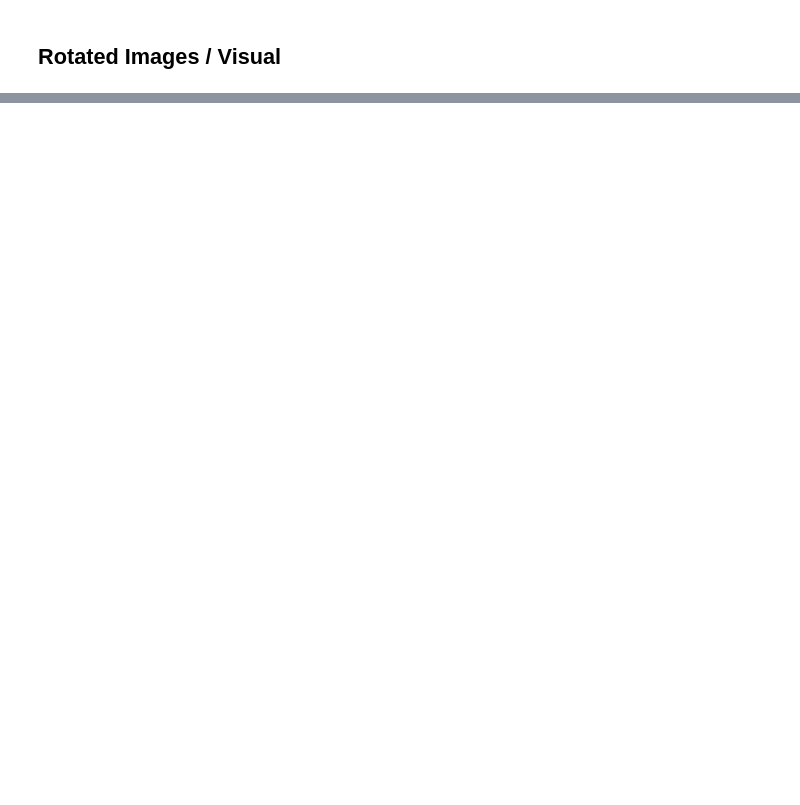
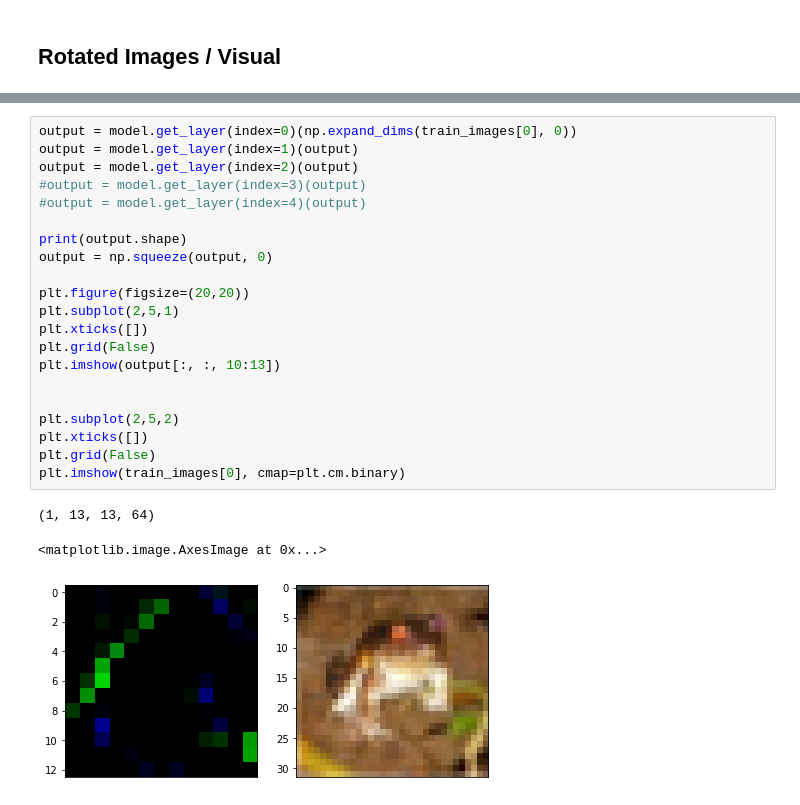
Before and after one commit to Kenn96/P6, a Jupyter notebook: simple_cnn - polar.ipynb, the cells around one changed output, grey strips where cells are left out. Drawn from its saved outputs; the diff is of its cells as text; blank space fills up the shorter version.

```diff
--- a/simple_cnn - polar.ipynb
+++ b/simple_cnn - polar.ipynb
@@ -155,0 +156,25 @@ rotate.close()
+# %%
+output = model.get_layer(index=0)(np.expand_dims(train_images[0], 0))
+output = model.get_layer(index=1)(output)
+output = model.get_layer(index=2)(output)
+#output = model.get_layer(index=3)(output)
+#output = model.get_layer(index=4)(output)
+
+print(output.shape)
+output = np.squeeze(output, 0)
+
+plt.figure(figsize=(20,20))
+plt.subplot(2,5,1)
+plt.xticks([])
+plt.grid(False)
+plt.imshow(output[:, :, 10:13])
+
+
+plt.subplot(2,5,2)
+plt.xticks([])
+plt.grid(False)
+plt.imshow(train_images[0], cmap=plt.cm.binary)
+# %% [output]
+(1, 13, 13, 64)
+<matplotlib.image.AxesImage at 0x...>
+[figure, added]
```
Also changed, not shown: parts of 3 cells of this notebook, 5 other files.
